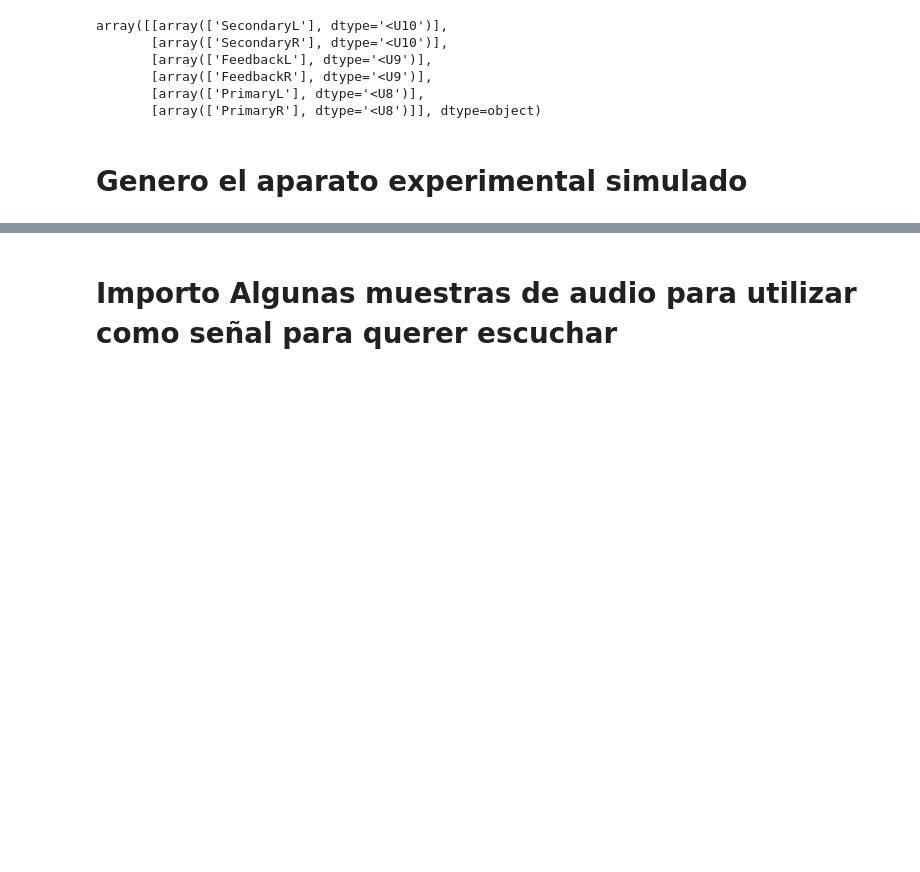
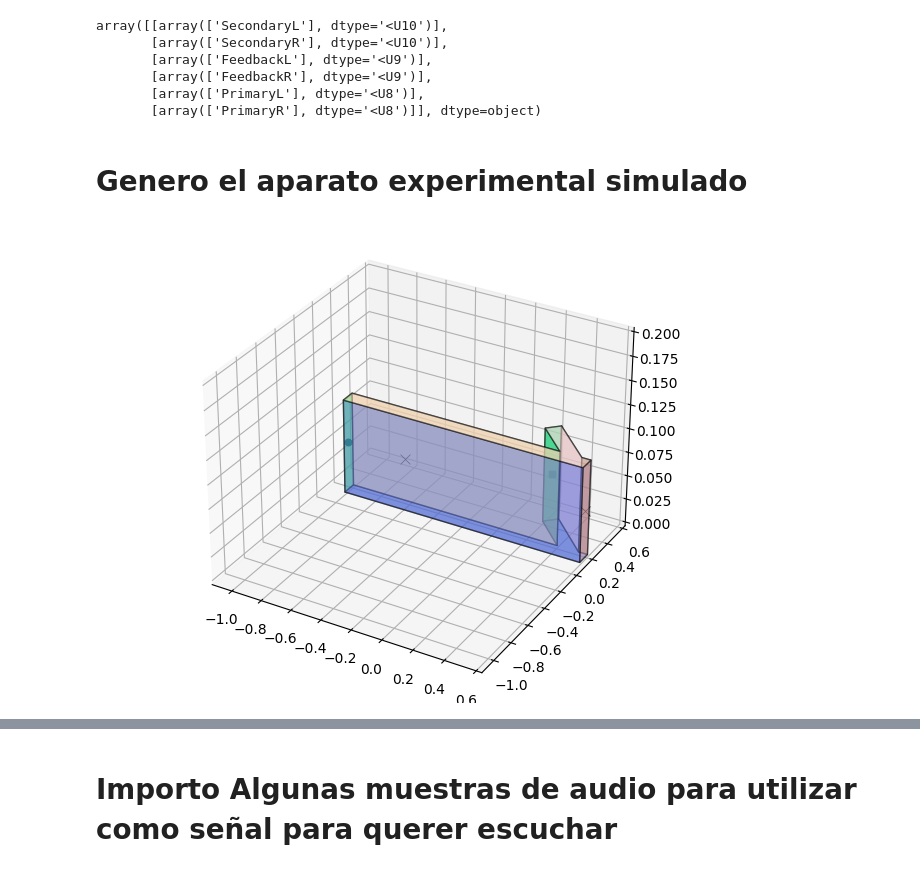
Before and after one commit to GonzaLinares/PASA_Proyecto1, a Jupyter notebook: Demo.ipynb, the cells around one changed output, grey strips where cells are left out. Saved outputs shown, nothing was run; the diff lists cells and outputs as text; code cells hidden in the pictures; blank space fills up the shorter version.

```diff
--- a/Demo.ipynb
+++ b/Demo.ipynb
@@ -50,3 +48,7 @@ array([[array(['SecondaryL'], dtype='<U10')],
        [array(['PrimaryR'], dtype='<U8')]], dtype=object)
 # %% [markdown]
 # Genero el aparato experimental simulado
+# %%
+room = hp.createRoom(print=True)
+# %% [output]
+[figure, added]
```
Also changed, not shown: parts of 3 cells of this notebook, 1 other file.
